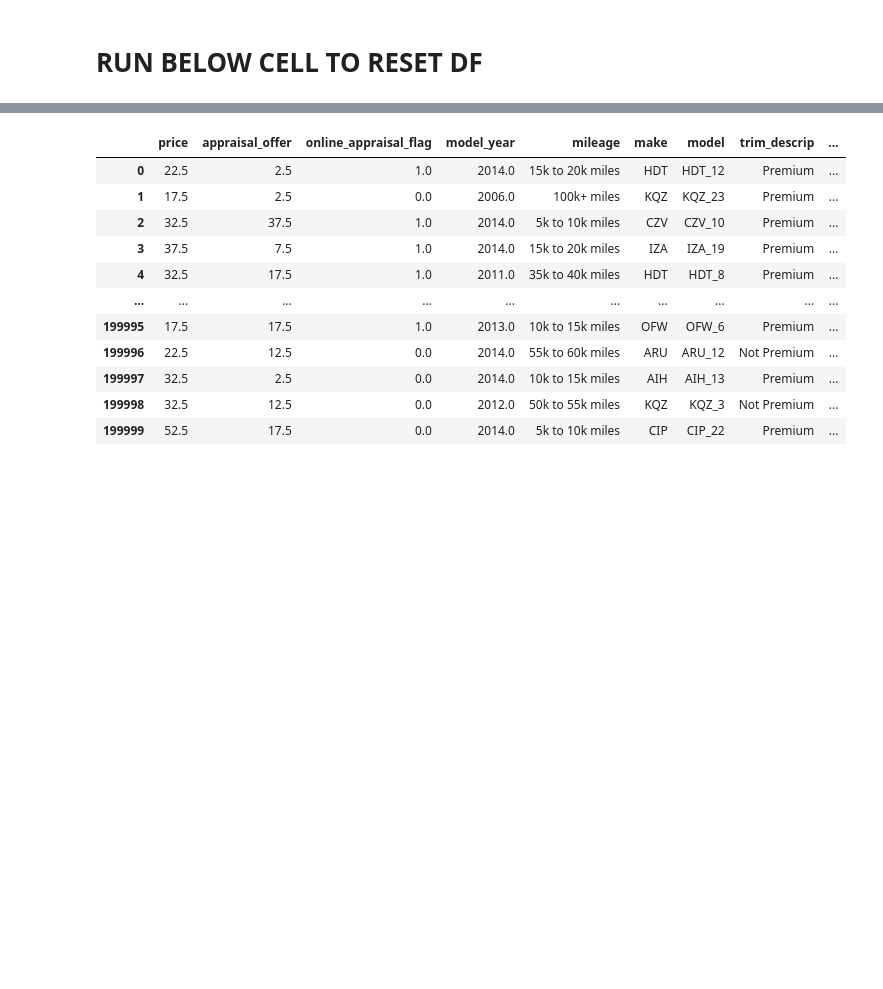
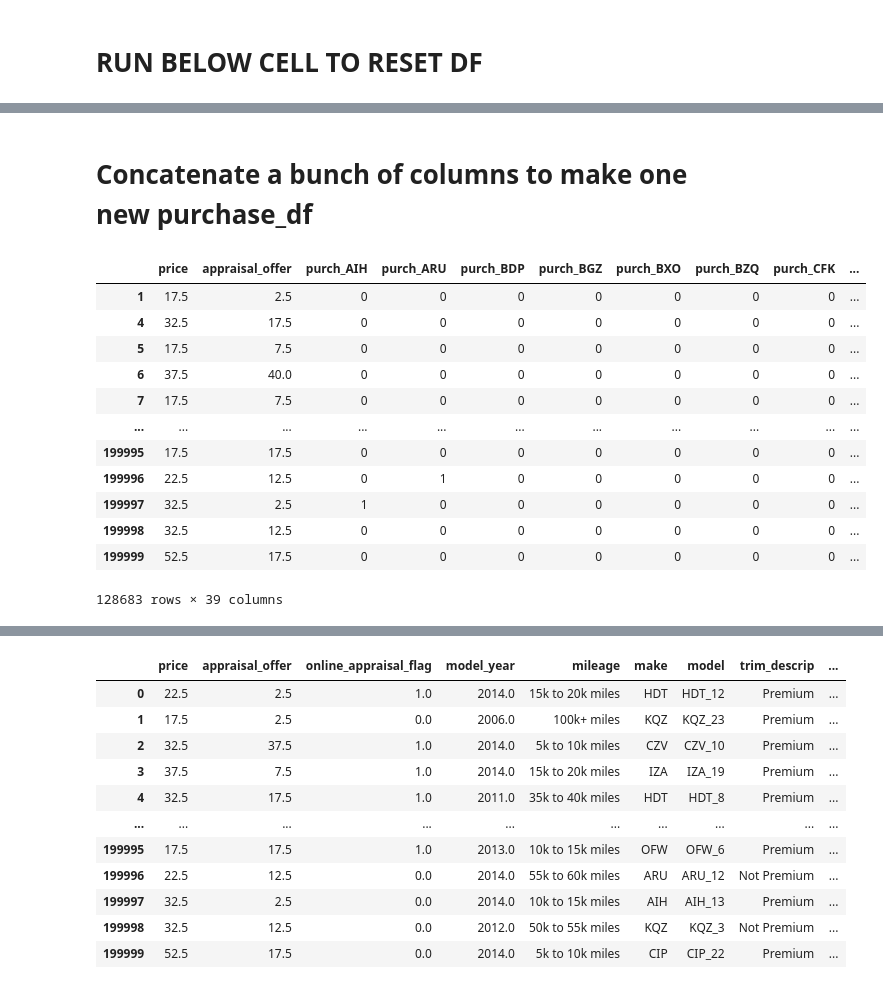
Before and after one commit to ashenfernando1/Winter-2023, a Jupyter notebook: CarMax.ipynb, the cells around one changed output, grey strips where cells are left out. Saved outputs shown, nothing was run; the diff lists cells and outputs as text; code cells hidden in the pictures; blank space fills up the shorter version.

```diff
--- a/CarMax.ipynb
+++ b/CarMax.ipynb
@@ -123,0 +194,20 @@ df_main
+# %% [markdown]
+# Concatenate a bunch of columns to make one new purchase_df
+# %%
+pd.concat([
+    df[['price','appraisal_offer']], purch_make, df[['model','engine']]
+], axis=1)
+# %% [output]
+|  | price | appraisal_offer | purch_AIH | purch_ARU | purch_BDP | purch_BGZ | purch_BXO | purch_BZQ | purch_CFK | ... |
+| 1 | 17.5 | 2.5 | 0 | 0 | 0 | 0 | 0 | 0 | 0 | ... |
+| 4 | 32.5 | 17.5 | 0 | 0 | 0 | 0 | 0 | 0 | 0 | ... |
+| 5 | 17.5 | 7.5 | 0 | 0 | 0 | 0 | 0 | 0 | 0 | ... |
+| 6 | 37.5 | 40.0 | 0 | 0 | 0 | 0 | 0 | 0 | 0 | ... |
+| 7 | 17.5 | 7.5 | 0 | 0 | 0 | 0 | 0 | 0 | 0 | ... |
+| ... | ... | ... | ... | ... | ... | ... | ... | ... | ... | ... |
+| 199995 | 17.5 | 17.5 | 0 | 0 | 0 | 0 | 0 | 0 | 0 | ... |
+| 199996 | 22.5 | 12.5 | 0 | 1 | 0 | 0 | 0 | 0 | 0 | ... |
+| 199997 | 32.5 | 2.5 | 1 | 0 | 0 | 0 | 0 | 0 | 0 | ... |
+| 199998 | 32.5 | 12.5 | 0 | 0 | 0 | 0 | 0 | 0 | 0 | ... |
+| 199999 | 52.5 | 17.5 | 0 | 0 | 0 | 0 | 0 | 0 | 0 | ... |
+128683 rows × 39 columns
```
Also changed, not shown: parts of 26 cells of this notebook, 2 other files.
